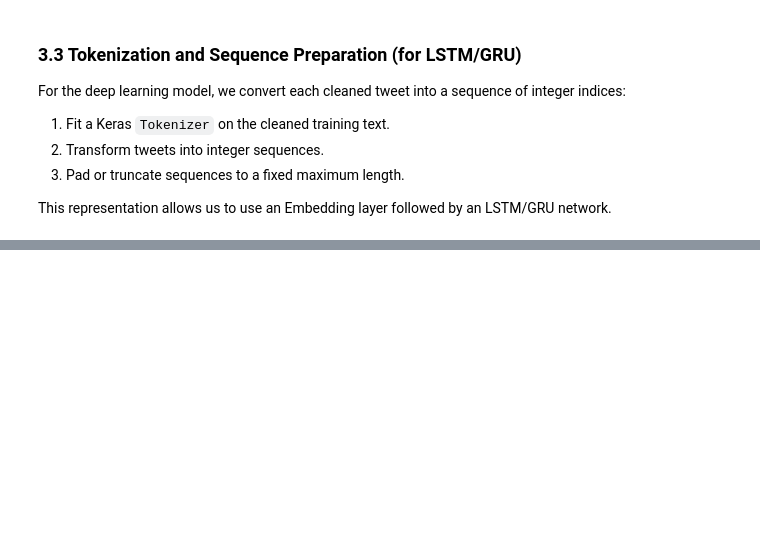
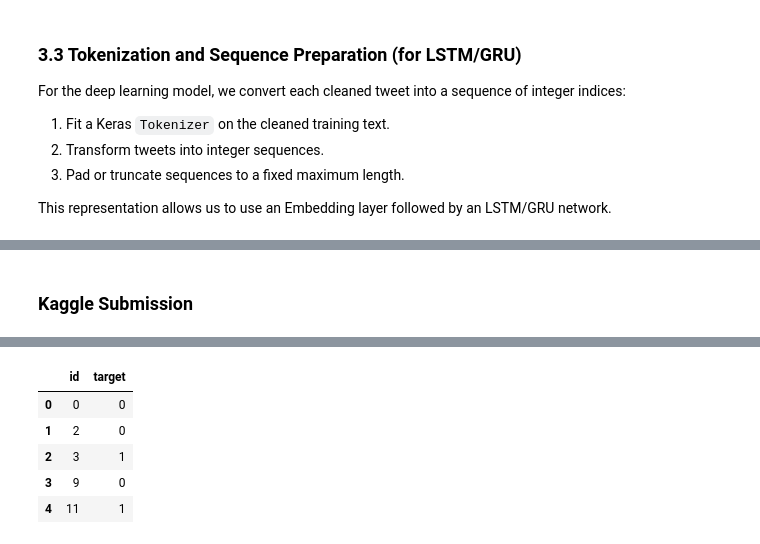
Before and after one commit to DarkSoulsV/G--IDL-Module-4, a Jupyter notebook: NLP_Disaster_Tweets_Kaggle.ipynb, the cells around one changed output, grey strips where cells are left out. Saved outputs shown, nothing was run; the diff lists cells and outputs as text; code cells hidden in the pictures; blank space fills up the shorter version.

```diff
--- a/NLP_Disaster_Tweets_Kaggle.ipynb
+++ b/NLP_Disaster_Tweets_Kaggle.ipynb
@@ -250,0 +525,18 @@ X_pad.shape, X_test_pad.shape
+# %% [markdown]
+### Kaggle Submission
+# %%
+# Predict probabilities for the test set
+test_pred_prob = model.predict(X_test_pad).ravel()
+
+# Convert to binary predictions
+test_pred = (test_pred_prob >= 0.5).astype(int)
+
+# Prepare submission dataframe
+submission = sample_sub.copy()
+submission["target"] = test_pred
+
+# Save CSV file
+submission.to_csv("submission.csv", index=False)
+
+submission.head()
+# %% [output]
@@ -250,0 +544,6 @@ X_pad.shape, X_test_pad.shape
+|  | id | target |
+| 0 | 0 | 0 |
+| 1 | 2 | 0 |
+| 2 | 3 | 1 |
+| 3 | 9 | 0 |
+| 4 | 11 | 1 |
```
Also changed, not shown: parts of 35 cells of this notebook, 1 other file.
